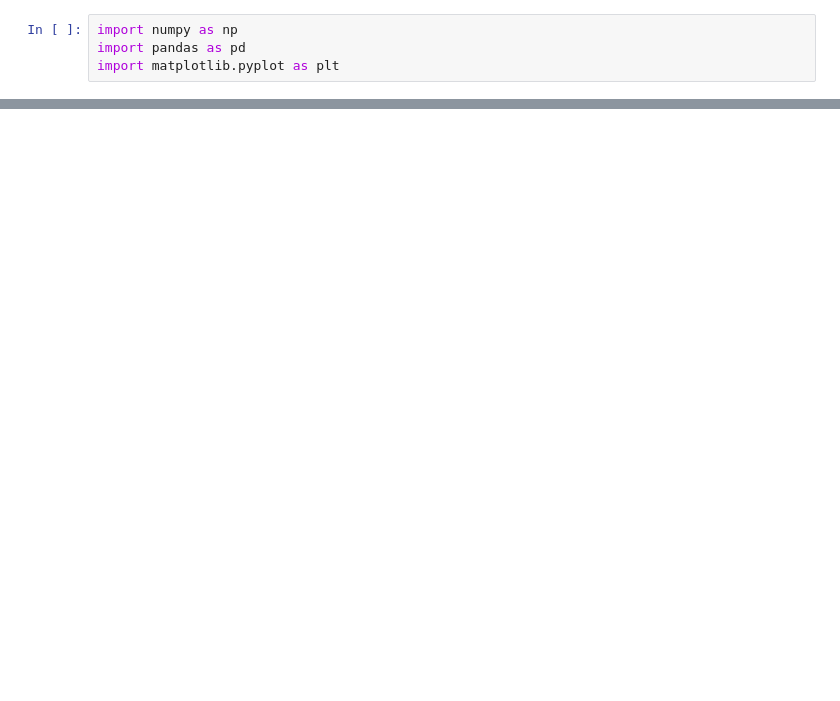
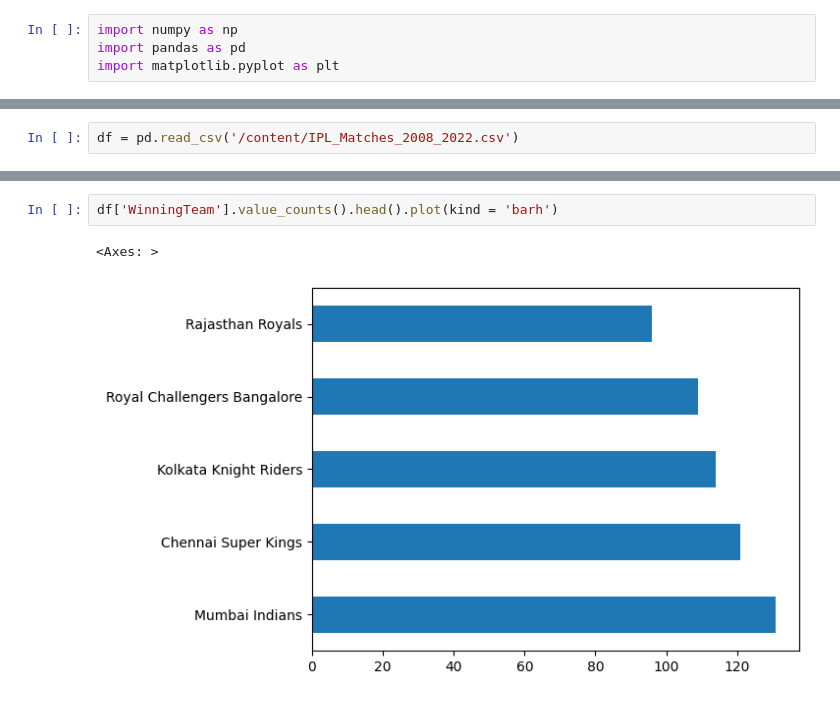
Before and after one commit to sagarkumarmishra/IPL-DATA-ANALYSIS, a Jupyter notebook: IPL_data_analysis.ipynb, the cells around one changed output, grey strips where cells are left out. Cells and saved outputs as stored; diff of their text form; blank space fills up the shorter version.

```diff
--- a/IPL_data_analysis.ipynb
+++ b/IPL_data_analysis.ipynb
@@ -309,0 +7,2 @@ data.sort_values(['city','team1','team2'], ascending =[True, False, True]).head(
+# %%
+df = pd.read_csv('/content/IPL_Matches_2008_2022.csv')
@@ -309,0 +280,5 @@ data.sort_values(['city','team1','team2'], ascending =[True, False, True]).head(
+# %%
+df['WinningTeam'].value_counts().head().plot(kind = 'barh')
+# %% [output]
+<Axes: >
+[figure, added]
```
Also changed, not shown: parts of 86 cells of this notebook.
